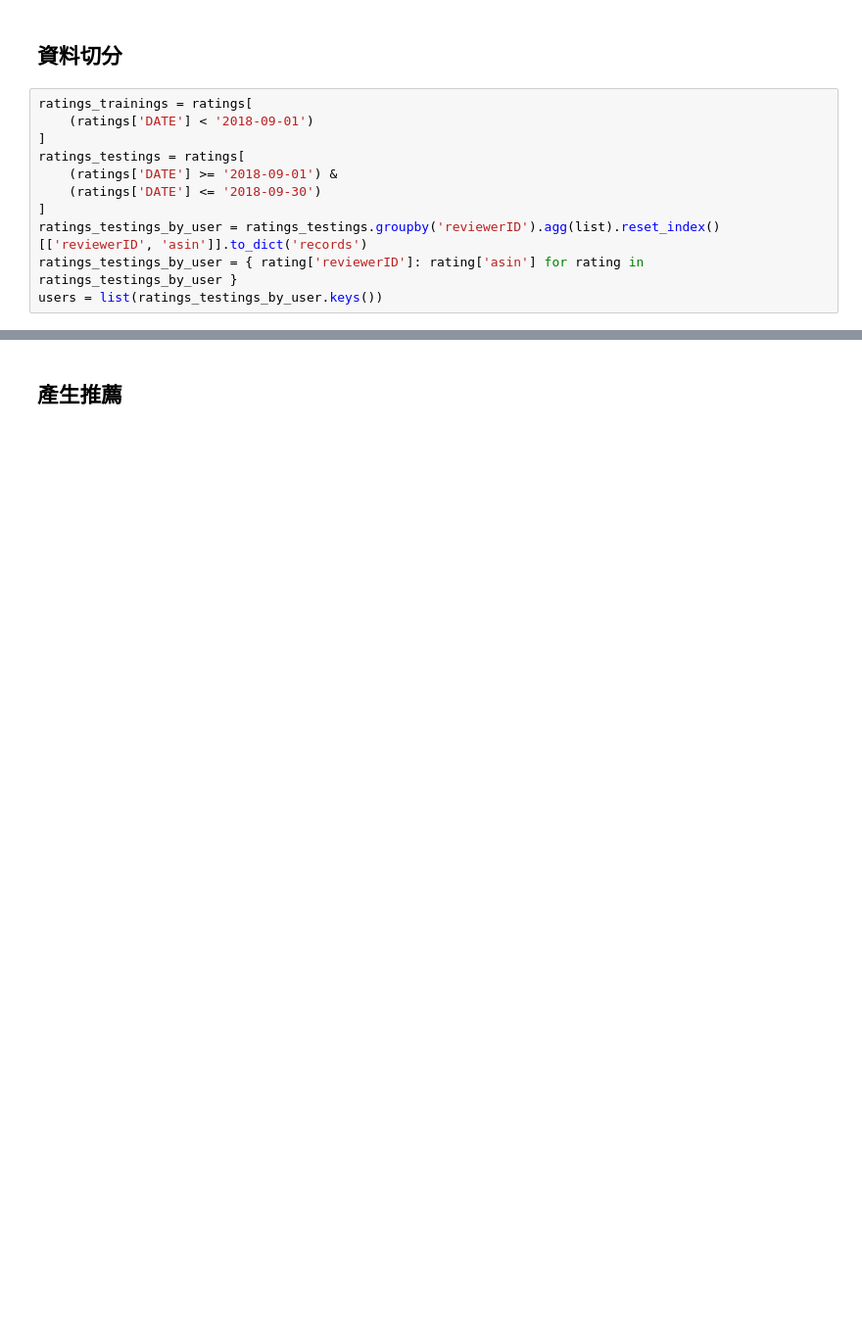
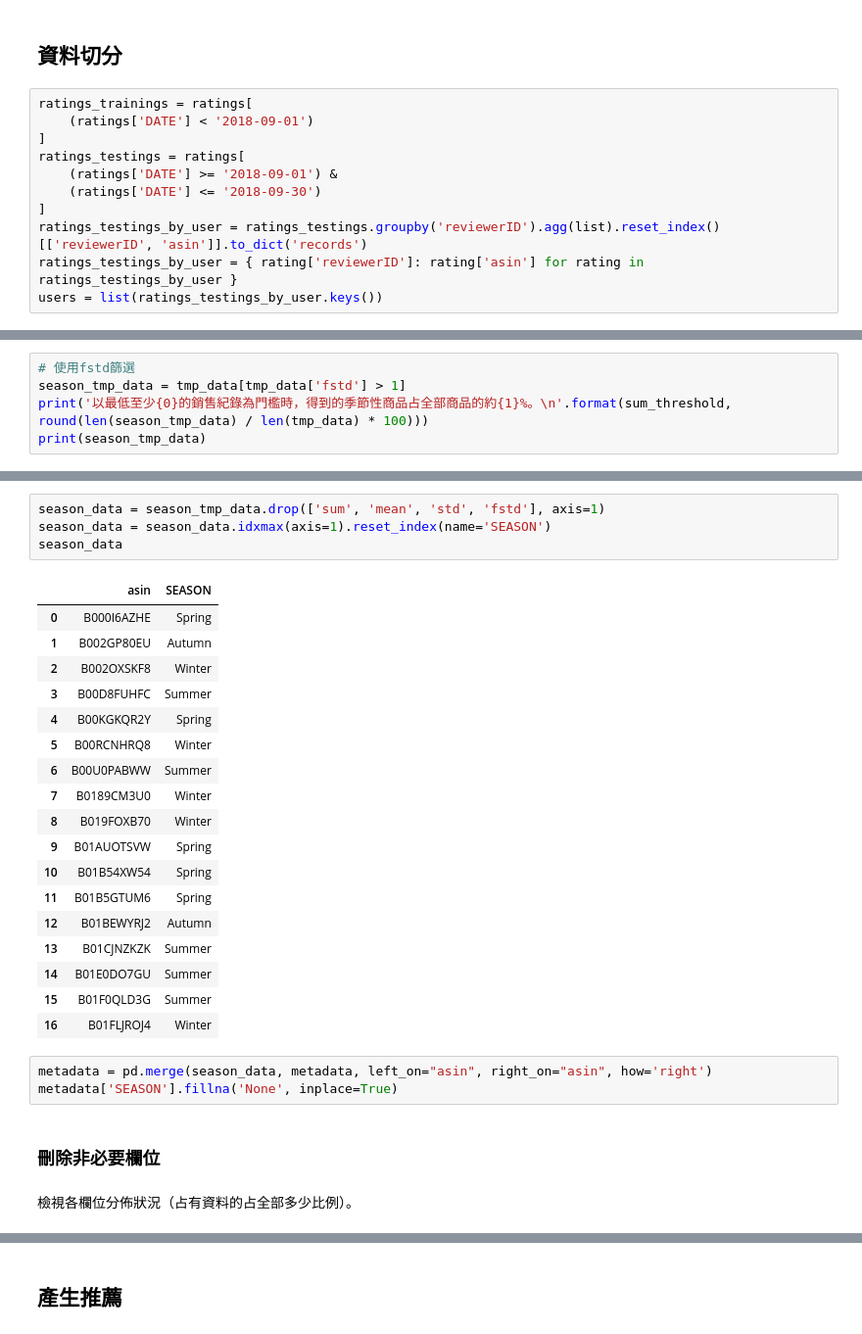
Before and after one commit to yeha98555/data-course-sample, a Jupyter notebook: S4/A4_content-based.ipynb, the cells around one changed output, grey strips where cells are left out. Shown at 98% size. Cells and saved outputs as stored; diff of their text form; blank space fills up the shorter version.

```diff
--- a/S4/A4_content-based.ipynb
+++ b/S4/A4_content-based.ipynb
@@ -63,0 +224,5 @@ users = list(ratings_testings_by_user.keys())
+# %%
+# 使用fstd篩選
+season_tmp_data = tmp_data[tmp_data['fstd'] > 1]
+print('以最低至少{0}的銷售紀錄為門檻時，得到的季節性商品占全部商品的約{1}%。\n'.format(sum_threshold, round(len(season_tmp_data) / len(tmp_data) * 100)))
+print(season_tmp_data)
@@ -63,0 +247,30 @@ users = list(ratings_testings_by_user.keys())
+# %%
+season_data = season_tmp_data.drop(['sum', 'mean', 'std', 'fstd'], axis=1)
+season_data = season_data.idxmax(axis=1).reset_index(name='SEASON')
+season_data
+# %% [output]
+|  | asin | SEASON |
+| 0 | B000I6AZHE | Spring |
+| 1 | B002GP80EU | Autumn |
+| 2 | B002OXSKF8 | Winter |
+| 3 | B00D8FUHFC | Summer |
+| 4 | B00KGKQR2Y | Spring |
+| 5 | B00RCNHRQ8 | Winter |
+| 6 | B00U0PABWW | Summer |
+| 7 | B0189CM3U0 | Winter |
+| 8 | B019FOXB70 | Winter |
+| 9 | B01AUOTSVW | Spring |
+| 10 | B01B54XW54 | Spring |
+| 11 | B01B5GTUM6 | Spring |
+| 12 | B01BEWYRJ2 | Autumn |
+| 13 | B01CJNZKZK | Summer |
+| 14 | B01E0DO7GU | Summer |
+| 15 | B01F0QLD3G | Summer |
+| 16 | B01FLJROJ4 | Winter |
+# %%
+metadata = pd.merge(season_data, metadata, left_on="asin", right_on="asin", how='right')
+metadata['SEASON'].fillna('None', inplace=True)
+# %% [markdown]
+### 刪除非必要欄位
+# %% [markdown]
+檢視各欄位分佈狀況（占有資料的占全部多少比例）。
```
Also changed, not shown: parts of 88 cells of this notebook.
